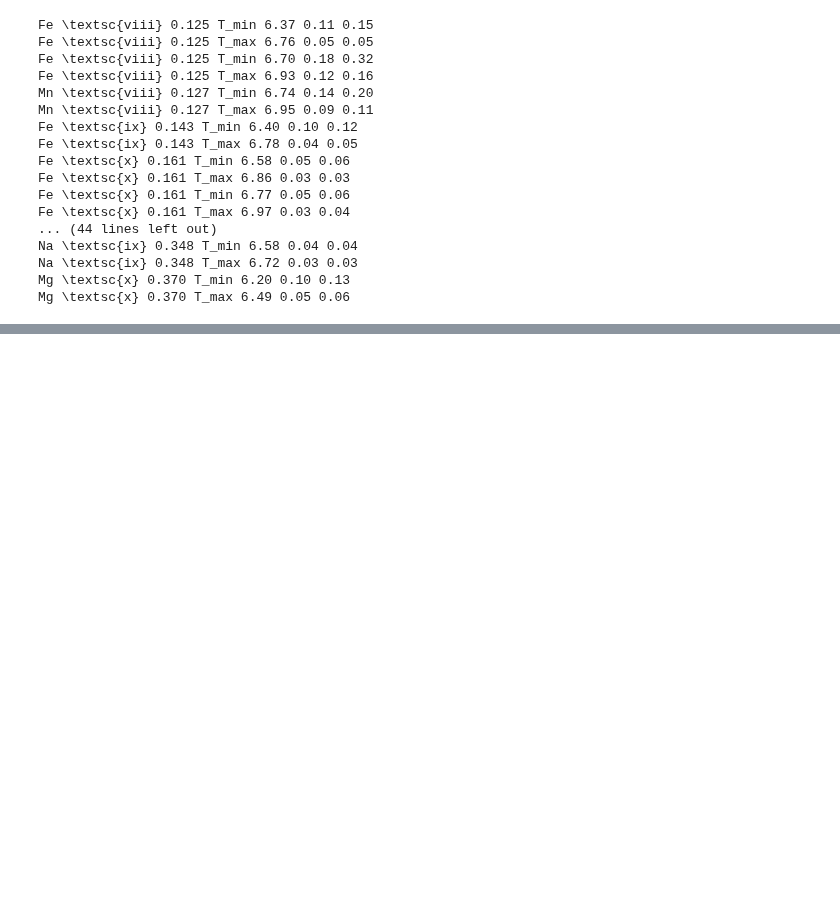
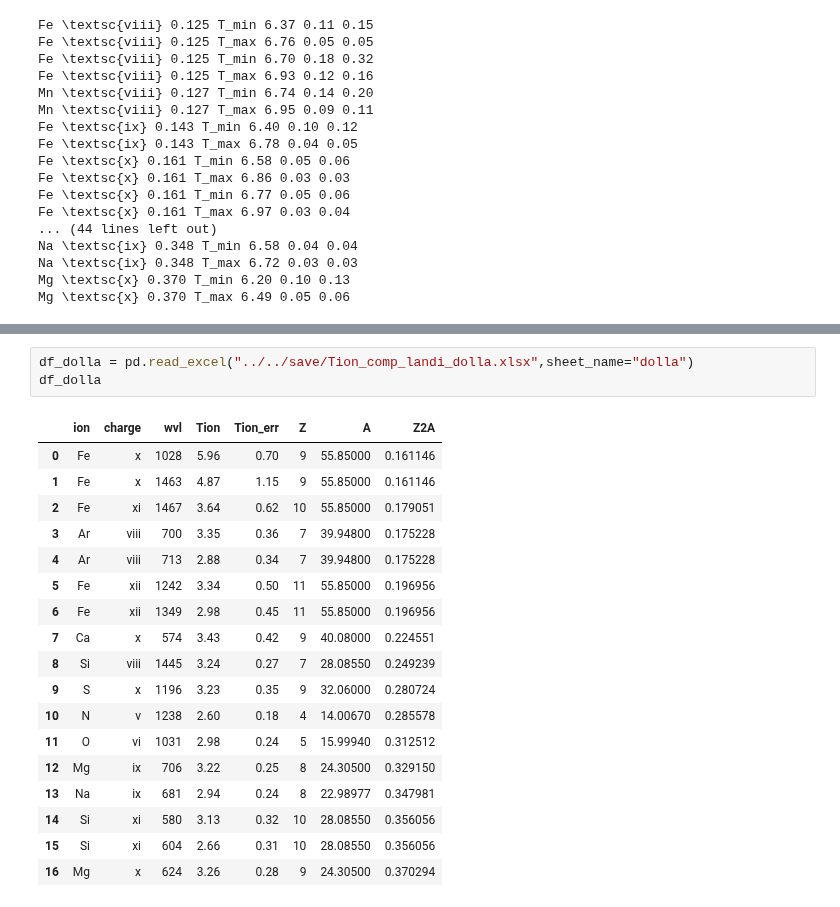
Before and after one commit to yjzhu-solar/EIS_SUMER_PCH_Ti, a Jupyter notebook: ipynb/paper/temp_diag_v2_cross.ipynb, the cells around one changed output, grey strips where cells are left out. Saved outputs shown, nothing was run; the diff lists cells and outputs as text; blank space fills up the shorter version.

```diff
--- a/ipynb/paper/temp_diag_v2_cross.ipynb
+++ b/ipynb/paper/temp_diag_v2_cross.ipynb
@@ -290,0 +308,22 @@ Mg \textsc{x} 0.370 T_max 6.49 0.05 0.06
+# %%
+df_dolla = pd.read_excel("../../save/Tion_comp_landi_dolla.xlsx",sheet_name="dolla")
+df_dolla
+# %% [output]
+|  | ion | charge | wvl | Tion | Tion_err | Z | A | Z2A |
+| 0 | Fe | x | 1028 | 5.96 | 0.70 | 9 | 55.85000 | 0.161146 |
+| 1 | Fe | x | 1463 | 4.87 | 1.15 | 9 | 55.85000 | 0.161146 |
+| 2 | Fe | xi | 1467 | 3.64 | 0.62 | 10 | 55.85000 | 0.179051 |
+| 3 | Ar | viii | 700 | 3.35 | 0.36 | 7 | 39.94800 | 0.175228 |
+| 4 | Ar | viii | 713 | 2.88 | 0.34 | 7 | 39.94800 | 0.175228 |
+| 5 | Fe | xii | 1242 | 3.34 | 0.50 | 11 | 55.85000 | 0.196956 |
+| 6 | Fe | xii | 1349 | 2.98 | 0.45 | 11 | 55.85000 | 0.196956 |
+| 7 | Ca | x | 574 | 3.43 | 0.42 | 9 | 40.08000 | 0.224551 |
+| 8 | Si | viii | 1445 | 3.24 | 0.27 | 7 | 28.08550 | 0.249239 |
+| 9 | S | x | 1196 | 3.23 | 0.35 | 9 | 32.06000 | 0.280724 |
+| 10 | N | v | 1238 | 2.60 | 0.18 | 4 | 14.00670 | 0.285578 |
+| 11 | O | vi | 1031 | 2.98 | 0.24 | 5 | 15.99940 | 0.312512 |
+| 12 | Mg | ix | 706 | 3.22 | 0.25 | 8 | 24.30500 | 0.329150 |
+| 13 | Na | ix | 681 | 2.94 | 0.24 | 8 | 22.98977 | 0.347981 |
+| 14 | Si | xi | 580 | 3.13 | 0.32 | 10 | 28.08550 | 0.356056 |
+| 15 | Si | xi | 604 | 2.66 | 0.31 | 10 | 28.08550 | 0.356056 |
+| 16 | Mg | x | 624 | 3.26 | 0.28 | 9 | 24.30500 | 0.370294 |
```
Also changed, not shown: parts of 4 cells of this notebook, 16 other files.
